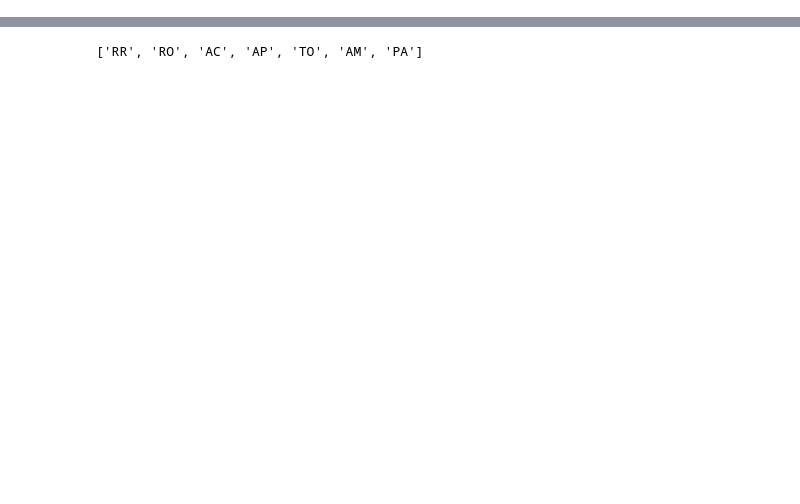
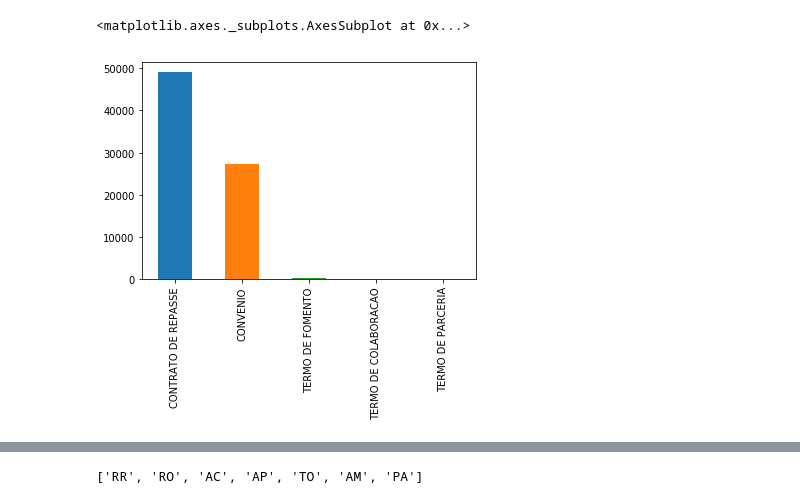
Before and after one commit to pccdiesb/Programas, a Jupyter notebook: ExploreSICONV.ipynb, the cells around one changed output, grey strips where cells are left out. Saved outputs shown, nothing was run; the diff lists cells and outputs as text; code cells hidden in the pictures; blank space fills up the shorter version.

```diff
--- a/ExploreSICONV.ipynb
+++ b/ExploreSICONV.ipynb
@@ -136,0 +180,5 @@ CO = ['DF', 'GO', 'MT','MS'] # 4
+# %%
+df['modalidade'].value_counts().plot.bar()
+# %% [output]
+<matplotlib.axes._subplots.AxesSubplot at 0x...>
+[figure, added]
```
Also changed, not shown: parts of 73 cells of this notebook.
